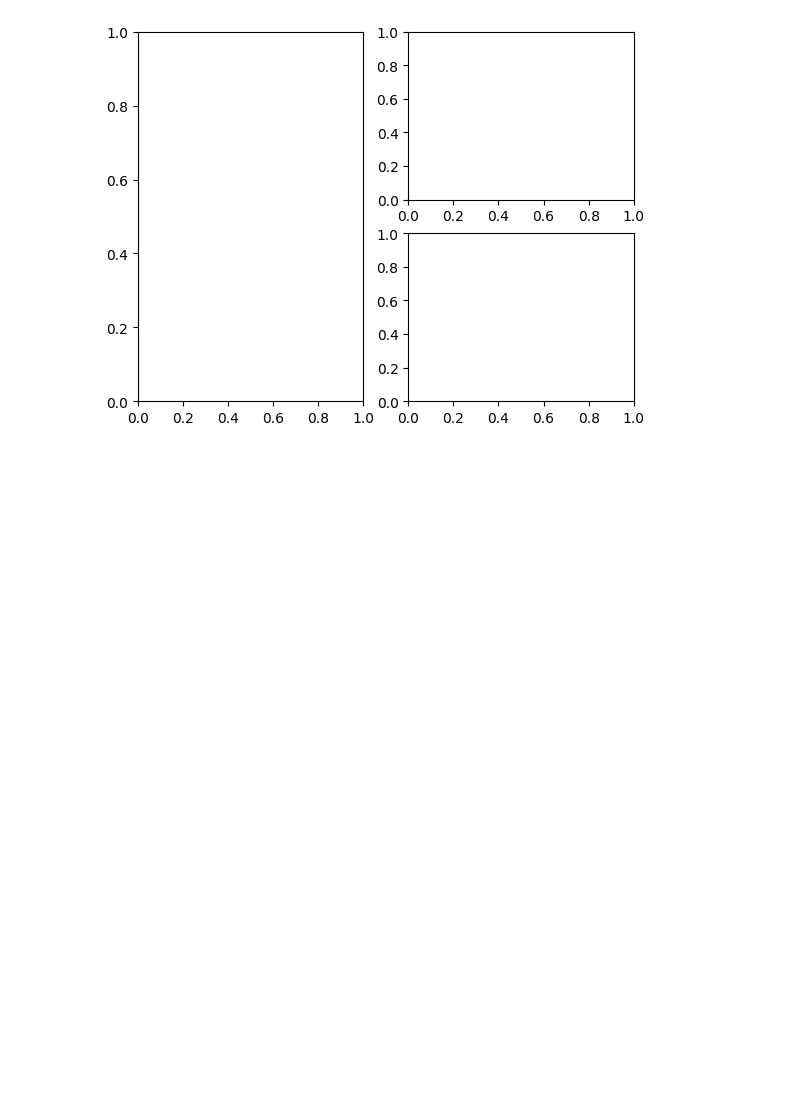
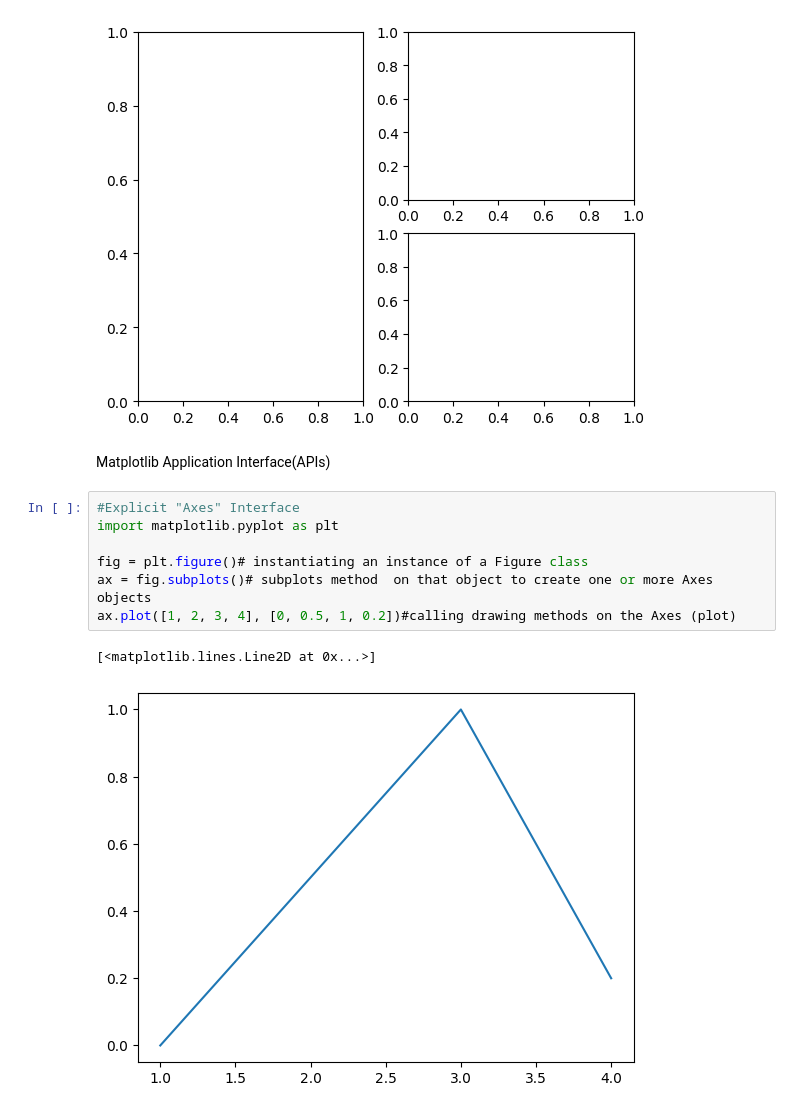
Before and after one commit to datakiptoo/Opensea, a Jupyter notebook: test.ipynb, the cells around one changed output. Drawn from its saved outputs; the diff is of its cells as text; blank space fills up the shorter version.

```diff
--- a/test.ipynb
+++ b/test.ipynb
@@ -198,3 +198,15 @@ fig,axs=plt.subplots(2,2)
 fig,axs=plt.subplot_mosaic([['left','right_top',],['left','right_bottom']])
 # %% [output]
 [figure]
+# %% [markdown]
+Matplotlib Application Interface(APIs)
+# %%
+#Explicit "Axes" Interface
+import matplotlib.pyplot as plt
+
+fig = plt.figure()# instantiating an instance of a Figure class
+ax = fig.subplots()# subplots method  on that object to create one or more Axes objects
+ax.plot([1, 2, 3, 4], [0, 0.5, 1, 0.2])#calling drawing methods on the Axes (plot)
+# %% [output]
+[<matplotlib.lines.Line2D at 0x...>]
+[figure, added]
```
Also changed, not shown: parts of 5 cells of this notebook.
